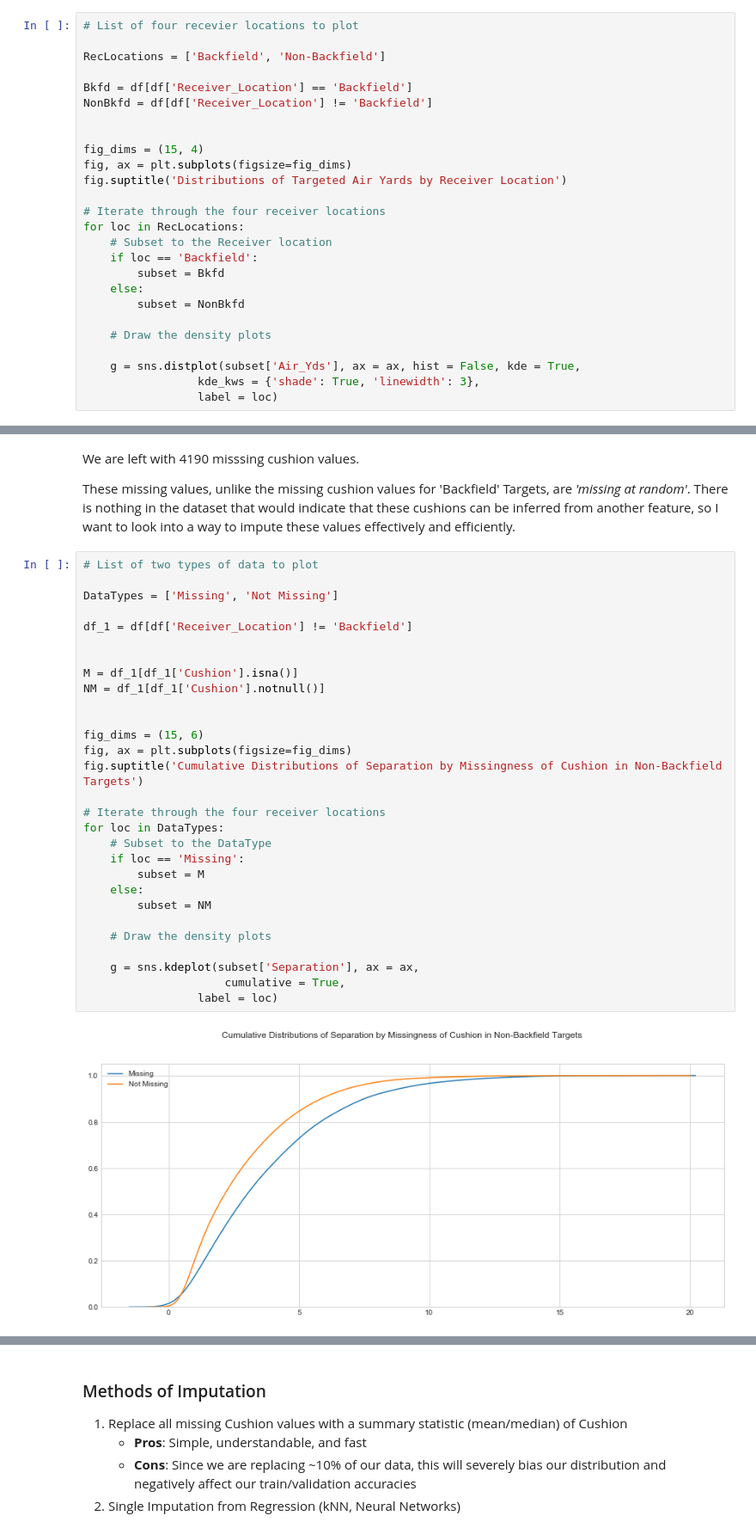
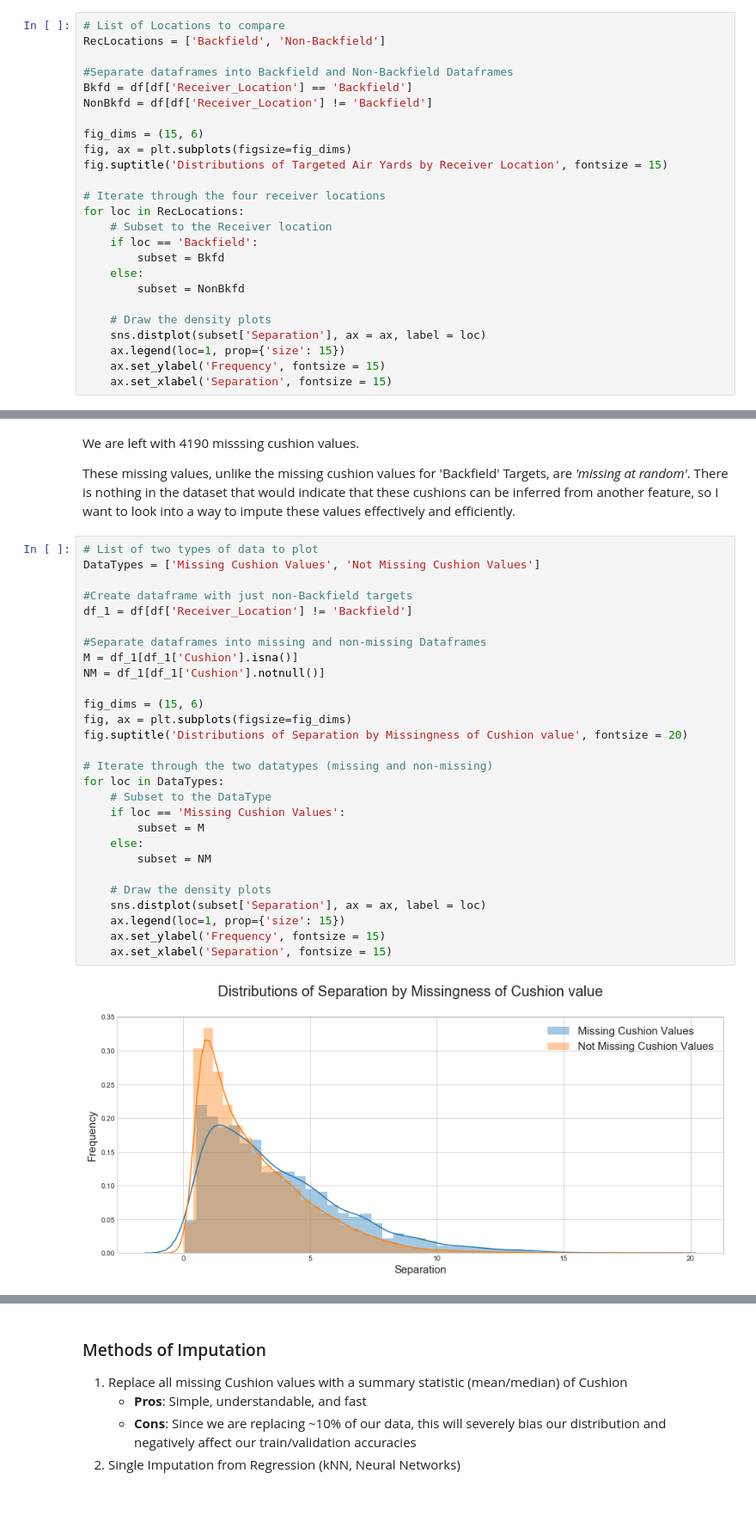
Before and after one commit to Jesse-Cohen/Separation-Above-Expectation, a Jupyter notebook: Expected Receiver Separation.ipynb, the cells around one changed output, grey strips where cells are left out. Shown at 86% size. Cells and saved outputs as stored; diff of their text form; blank space fills up the shorter version.

```diff
--- a/Expected Receiver Separation.ipynb
+++ b/Expected Receiver Separation.ipynb
@@ -286,17 +269,16 @@ Let's check this to see if our assumptions are correct -
 
 *Are targets to receivers in the backfield shorter (less air yards) and therefore warrant more separation?*
 # %%
-# List of four recevier locations to plot
-
+# List of Locations to compare
 RecLocations = ['Backfield', 'Non-Backfield']
 
+#Separate dataframes into Backfield and Non-Backfield Dataframes
 Bkfd = df[df['Receiver_Location'] == 'Backfield']
 NonBkfd = df[df['Receiver_Location'] != 'Backfield']
 
-
-fig_dims = (15, 4)
+fig_dims = (15, 6)
 fig, ax = plt.subplots(figsize=fig_dims)
-fig.suptitle('Distributions of Targeted Air Yards by Receiver Location')
+fig.suptitle('Distributions of Targeted Air Yards by Receiver Location', fontsize = 15)
 
 # Iterate through the four receiver locations
 for loc in RecLocations:
@@ -307,8 +289,8 @@ for loc in RecLocations:
         subset = NonBkfd
 
     # Draw the density plots
-
-    g = sns.distplot(subset['Air_Yds'], ax = ax, hist = False, kde = True,
-                 kde_kws = {'shade': True, 'linewidth': 3},
-                 label = loc)
+    sns.distplot(subset['Separation'], ax = ax, label = loc)
+    ax.legend(loc=1, prop={'size': 15})
+    ax.set_ylabel('Frequency', fontsize = 15)
+    ax.set_xlabel('Separation', fontsize = 15)
 # %% [output]
@@ -357,33 +339,32 @@ We are left with 4190 misssing cushion values.
 These missing values, unlike the missing cushion values for 'Backfield' Targets, are *'missing at random'*. There is nothing in the dataset that would indicate that these cushions can be inferred from another feature, so I want to look into a way to impute these values effectively and efficiently.
 # %%
 # List of two types of data to plot
+DataTypes = ['Missing Cushion Values', 'Not Missing Cushion Values']
 
-DataTypes = ['Missing', 'Not Missing']
-
+#Create dataframe with just non-Backfield targets
 df_1 = df[df['Receiver_Location'] != 'Backfield']
 
-
+#Separate dataframes into missing and non-missing Dataframes
 M = df_1[df_1['Cushion'].isna()]
 NM = df_1[df_1['Cushion'].notnull()]
 
-
 fig_dims = (15, 6)
 fig, ax = plt.subplots(figsize=fig_dims)
-fig.suptitle('Cumulative Distributions of Separation by Missingness of Cushion in Non-Backfield Targets')
+fig.suptitle('Distributions of Separation by Missingness of Cushion value', fontsize = 20)
 
-# Iterate through the four receiver locations
+# Iterate through the two datatypes (missing and non-missing)
 for loc in DataTypes:
     # Subset to the DataType
-    if loc == 'Missing':
+    if loc == 'Missing Cushion Values':
         subset = M
     else:
         subset = NM
 
     # Draw the density plots
-
-    g = sns.kdeplot(subset['Separation'], ax = ax,
-                     cumulative = True,
-                 label = loc)
+    sns.distplot(subset['Separation'], ax = ax, label = loc)
+    ax.legend(loc=1, prop={'size': 15})
+    ax.set_ylabel('Frequency', fontsize = 15)
+    ax.set_xlabel('Separation', fontsize = 15)
 # %% [output]
-[figure, old version]
+[figure, new version]
 # %%
```
Also changed, not shown: parts of 140 cells of this notebook.
